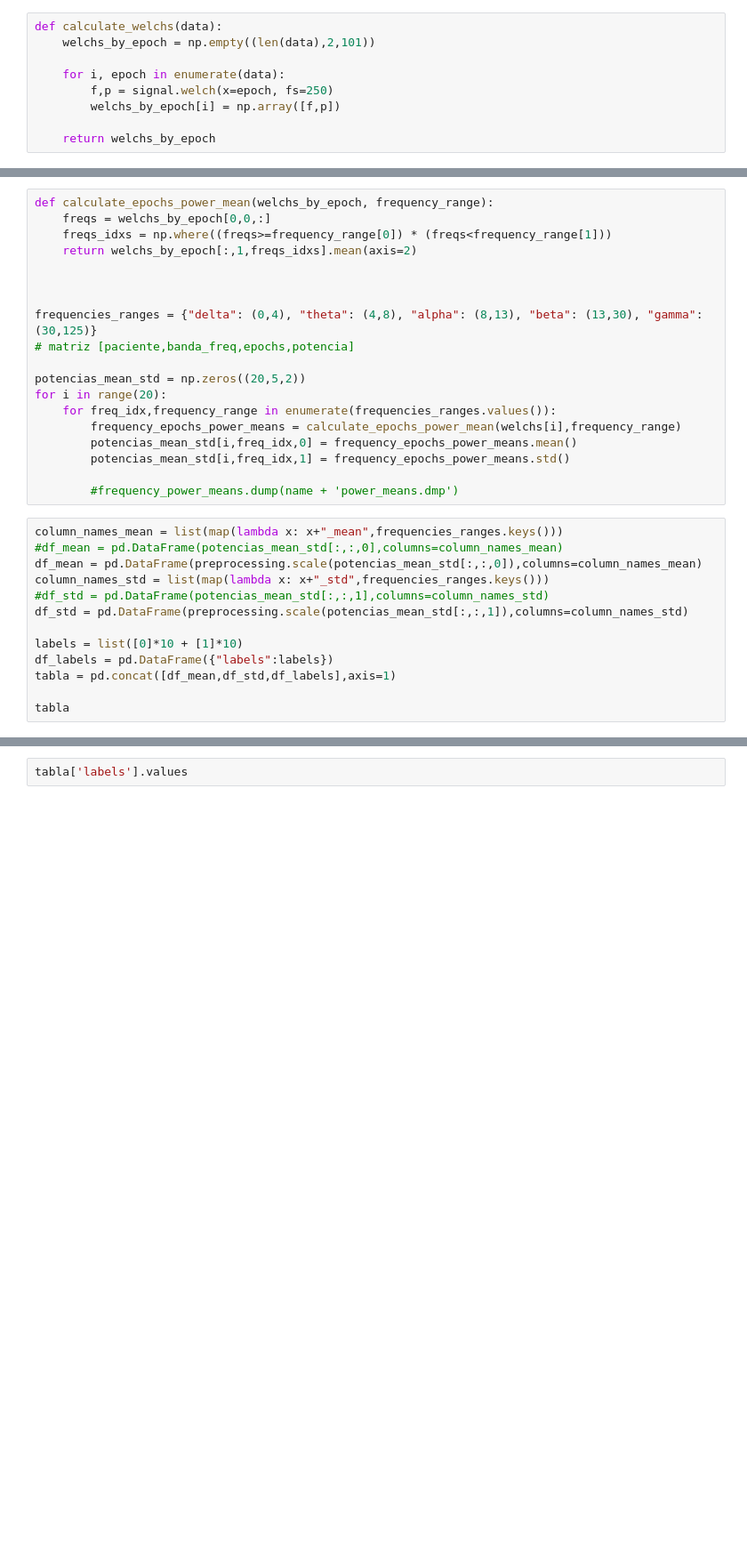
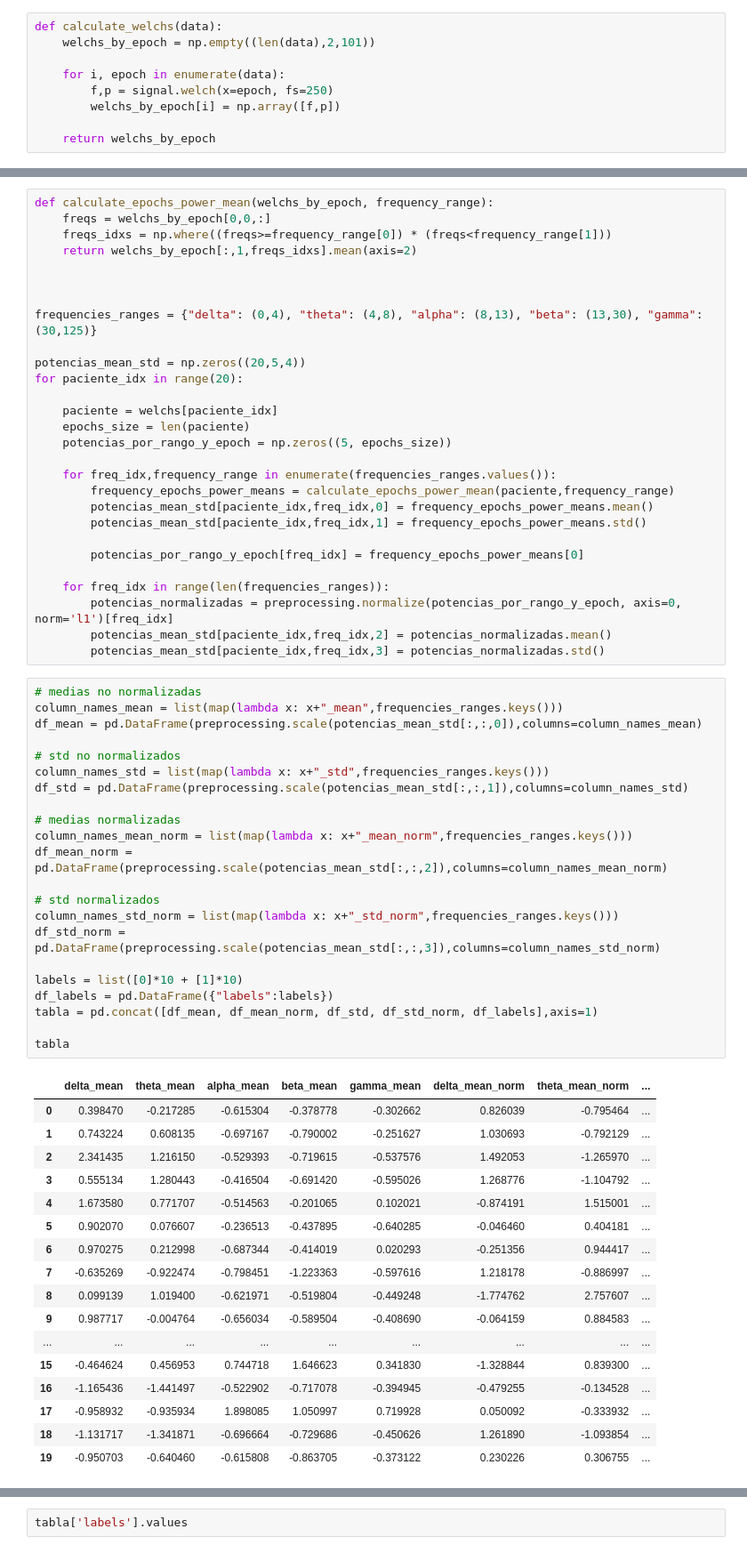
Before and after one commit to MascittiJA/CienciaDatos, a Jupyter notebook: TP3/tp3.ipynb, the cells around one changed output, grey strips where cells are left out. Shown at 89% size. Cells and saved outputs as stored; diff of their text form; blank space fills up the shorter version.

Commit message:
TP3 - Se agregan a la tabla los valores normalizados

```diff
--- a/TP3/tp3.ipynb
+++ b/TP3/tp3.ipynb
@@ -66,26 +108,62 @@ def calculate_epochs_power_mean(welchs_by_epoch, frequency_range):
 
 
 frequencies_ranges = {"delta": (0,4), "theta": (4,8), "alpha": (8,13), "beta": (13,30), "gamma": (30,125)}
-# matriz [paciente,banda_freq,epochs,potencia]
 
-potencias_mean_std = np.zeros((20,5,2))
-for i in range(20):
+potencias_mean_std = np.zeros((20,5,4))
+for paciente_idx in range(20):
+
+    paciente = welchs[paciente_idx]
+    epochs_size = len(paciente)
+    potencias_por_rango_y_epoch = np.zeros((5, epochs_size))
+
     for freq_idx,frequency_range in enumerate(frequencies_ranges.values()):
-        frequency_epochs_power_means = calculate_epochs_power_mean(welchs[i],frequency_range)
-        potencias_mean_std[i,freq_idx,0] = frequency_epochs_power_means.mean()
-        potencias_mean_std[i,freq_idx,1] = frequency_epochs_power_means.std()
+        frequency_epochs_power_means = calculate_epochs_power_mean(paciente,frequency_range)
+        potencias_mean_std[paciente_idx,freq_idx,0] = frequency_epochs_power_means.mean()
+        potencias_mean_std[paciente_idx,freq_idx,1] = frequency_epochs_power_means.std()
 
-        #frequency_power_means.dump(name + 'power_means.dmp')
+        potencias_por_rango_y_epoch[freq_idx] = frequency_epochs_power_means[0]
+
+    for freq_idx in range(len(frequencies_ranges)):
+        potencias_normalizadas = preprocessing.normalize(potencias_por_rango_y_epoch, axis=0, norm='l1')[freq_idx]
+        potencias_mean_std[paciente_idx,freq_idx,2] = potencias_normalizadas.mean()
+        potencias_mean_std[paciente_idx,freq_idx,3] = potencias_normalizadas.std()
 # %%
+# medias no normalizadas
 column_names_mean = list(map(lambda x: x+"_mean",frequencies_ranges.keys()))
-#df_mean = pd.DataFrame(potencias_mean_std[:,:,0],columns=column_names_mean)
 df_mean = pd.DataFrame(preprocessing.scale(potencias_mean_std[:,:,0]),columns=column_names_mean)
+
+# std no normalizados
 column_names_std = list(map(lambda x: x+"_std",frequencies_ranges.keys()))
-#df_std = pd.DataFrame(potencias_mean_std[:,:,1],columns=column_names_std)
 df_std = pd.DataFrame(preprocessing.scale(potencias_mean_std[:,:,1]),columns=column_names_std)
+
+# medias normalizadas
+column_names_mean_norm = list(map(lambda x: x+"_mean_norm",frequencies_ranges.keys()))
+df_mean_norm = pd.DataFrame(preprocessing.scale(potencias_mean_std[:,:,2]),columns=column_names_mean_norm)
+
+# std normalizados
+column_names_std_norm = list(map(lambda x: x+"_std_norm",frequencies_ranges.keys()))
+df_std_norm = pd.DataFrame(preprocessing.scale(potencias_mean_std[:,:,3]),columns=column_names_std_norm)
 
 labels = list([0]*10 + [1]*10)
 df_labels = pd.DataFrame({"labels":labels})
-tabla = pd.concat([df_mean,df_std,df_labels],axis=1)
+tabla = pd.concat([df_mean, df_mean_norm, df_std, df_std_norm, df_labels],axis=1)
 
 tabla
+# %% [output]
+|  | delta_mean | theta_mean | alpha_mean | beta_mean | gamma_mean | delta_mean_norm | theta_mean_norm | ... |
+| 0 | 0.398470 | -0.217285 | -0.615304 | -0.378778 | -0.302662 | 0.826039 | -0.795464 | ... |
+| 1 | 0.743224 | 0.608135 | -0.697167 | -0.790002 | -0.251627 | 1.030693 | -0.792129 | ... |
+| 2 | 2.341435 | 1.216150 | -0.529393 | -0.719615 | -0.537576 | 1.492053 | -1.265970 | ... |
+| 3 | 0.555134 | 1.280443 | -0.416504 | -0.691420 | -0.595026 | 1.268776 | -1.104792 | ... |
+| 4 | 1.673580 | 0.771707 | -0.514563 | -0.201065 | 0.102021 | -0.874191 | 1.515001 | ... |
+| 5 | 0.902070 | 0.076607 | -0.236513 | -0.437895 | -0.640285 | -0.046460 | 0.404181 | ... |
+| 6 | 0.970275 | 0.212998 | -0.687344 | -0.414019 | 0.020293 | -0.251356 | 0.944417 | ... |
+| 7 | -0.635269 | -0.922474 | -0.798451 | -1.223363 | -0.597616 | 1.218178 | -0.886997 | ... |
+| 8 | 0.099139 | 1.019400 | -0.621971 | -0.519804 | -0.449248 | -1.774762 | 2.757607 | ... |
+| 9 | 0.987717 | -0.004764 | -0.656034 | -0.589504 | -0.408690 | -0.064159 | 0.884583 | ... |
+| ... | ... | ... | ... | ... | ... | ... | ... | ... |
+| 15 | -0.464624 | 0.456953 | 0.744718 | 1.646623 | 0.341830 | -1.328844 | 0.839300 | ... |
+| 16 | -1.165436 | -1.441497 | -0.522902 | -0.717078 | -0.394945 | -0.479255 | -0.134528 | ... |
+| 17 | -0.958932 | -0.935934 | 1.898085 | 1.050997 | 0.719928 | 0.050092 | -0.333932 | ... |
+| 18 | -1.131717 | -1.341871 | -0.696664 | -0.729686 | -0.450626 | 1.261890 | -1.093854 | ... |
+| 19 | -0.950703 | -0.640460 | -0.615808 | -0.863705 | -0.373122 | 0.230226 | 0.306755 | ... |
```
Also changed, not shown: parts of 3 cells of this notebook.
